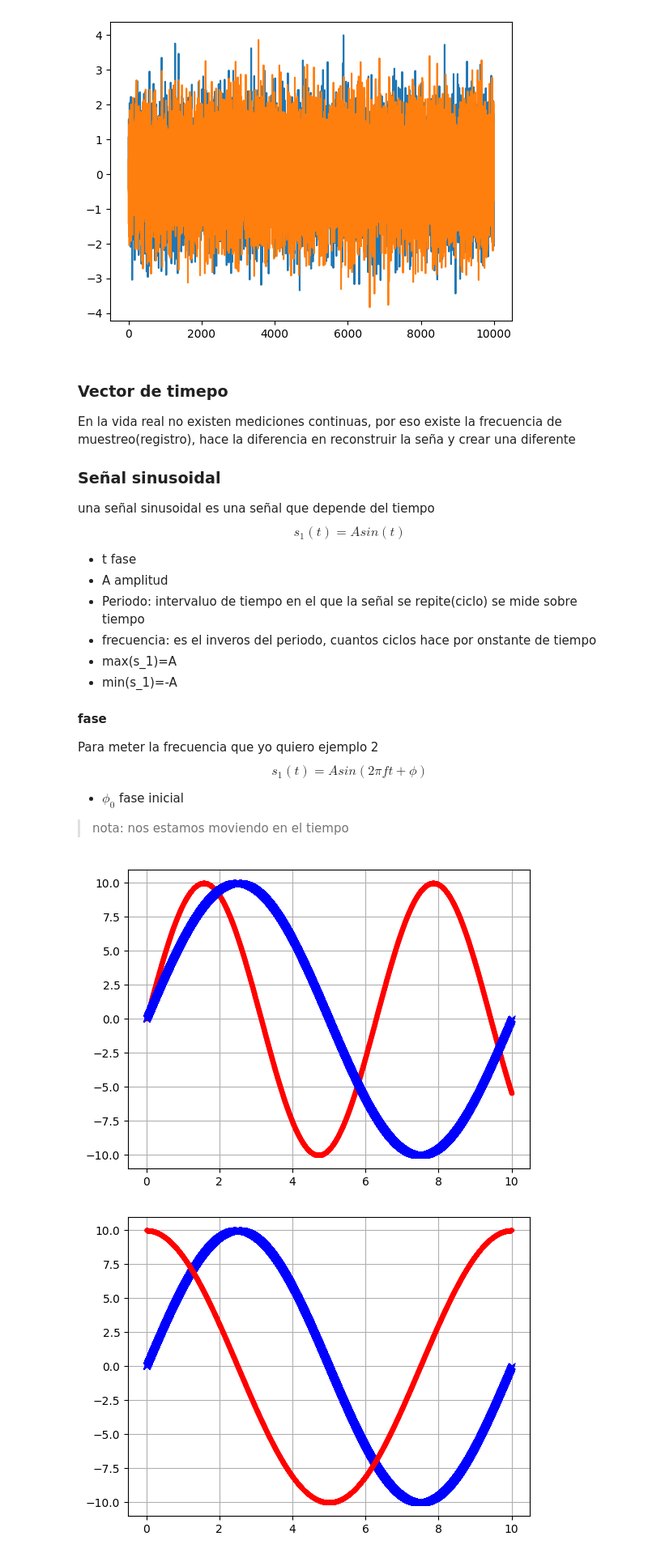
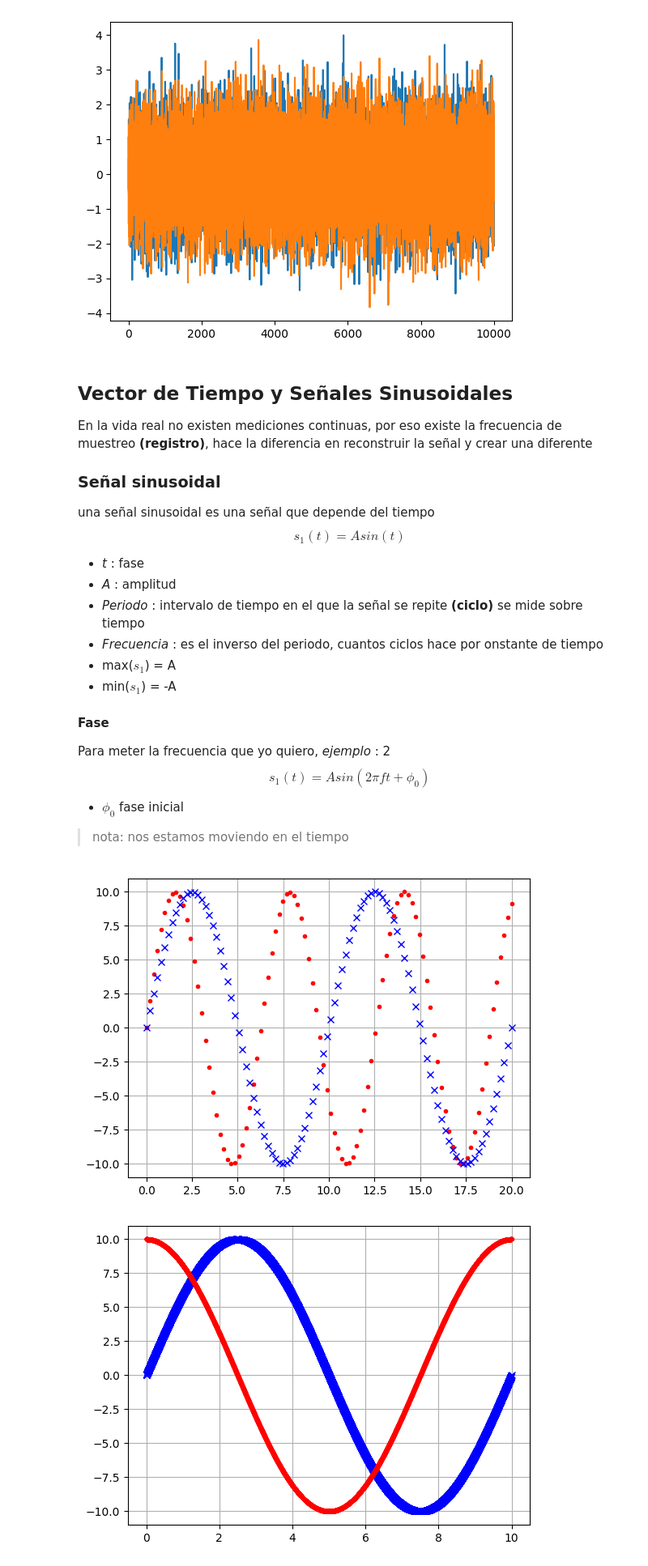
Before and after one commit to kao05/DS_ComplexSystem, a Jupyter notebook: Autocorrealcion.ipynb, the cells around one changed output. Shown at 81% size. Cells and saved outputs as stored; diff of their text form; code cells hidden in the pictures.

```diff
--- a/Autocorrealcion.ipynb
+++ b/Autocorrealcion.ipynb
@@ -44,40 +92,41 @@ plt.plot(y)
 [<matplotlib.lines.Line2D at 0x...>]
 [figure]
 # %% [markdown]
-### Vector de timepo
-En la vida real no existen mediciones continuas, por eso existe la frecuencia de muestreo(registro), hace la diferencia en reconstruir la seña y crear una diferente
+## Vector de Tiempo y Señales Sinusoidales
+En la vida real no existen mediciones continuas, por eso existe la frecuencia de muestreo **(registro)**, hace la diferencia en reconstruir la señal y crear una diferente
 
 ### Señal sinusoidal
 una señal sinusoidal es una señal que depende del tiempo
 $$s_1(t)=Asin(t)$$
 
-- t fase
-- A amplitud
-- Periodo: intervaluo de tiempo en el que la señal se repite(ciclo) se mide sobre tiempo
-- frecuencia: es el inveros del periodo, cuantos ciclos hace por onstante de tiempo
-- max(s_1)=A
-- min(s_1)=-A
+- *t* : fase
+- *A* : amplitud
+- *Periodo* : intervalo de tiempo en el que la señal se repite **(ciclo)** se mide sobre tiempo
+- *Frecuencia* : es el inverso del periodo, cuantos ciclos hace por onstante de tiempo
+- max($s_1$) = A
+- min($s_1$) = -A
 
-#### fase
-Para meter la frecuencia que yo quiero ejemplo 2
-$$s_1(t)=Asin(2\pi f t+\phi)$$
+#### Fase
+Para meter la frecuencia que yo quiero, *ejemplo* : 2
+$$s_1(t)=Asin(2\pi f t+\phi_0)$$
 
 - $\phi_0$ fase inicial
 
 > nota: nos estamos moviendo en el tiempo
 # %%
-fr=500#puntos que se registran en un segundo
-fin=10
+fr=5 #puntos que se registran en un segundo
+fin=20
 vTiempo=np.linspace(0,fin,fr*fin)
+
 s_1=10*np.sin(vTiempo)
-manipualte=np.pi*2#INdispensable para manipular la frecuencia de la onda
+manipualte=np.pi*2 #Indispensable para manipular la frecuencia de la onda
 frecuencia=1/10
 s_2=10*np.sin(manipualte*frecuencia*vTiempo)
 plt.plot(vTiempo,s_1,".r")
 plt.plot(vTiempo,s_2,"xb")
 plt.grid(True)
 # %% [output]
-[figure, old version]
+[figure, new version]
 # %%
 s_3=10*np.sin(manipualte*frecuencia*vTiempo)
 phi=np.pi/2
```
Also changed, not shown: parts of 8 cells of this notebook.
